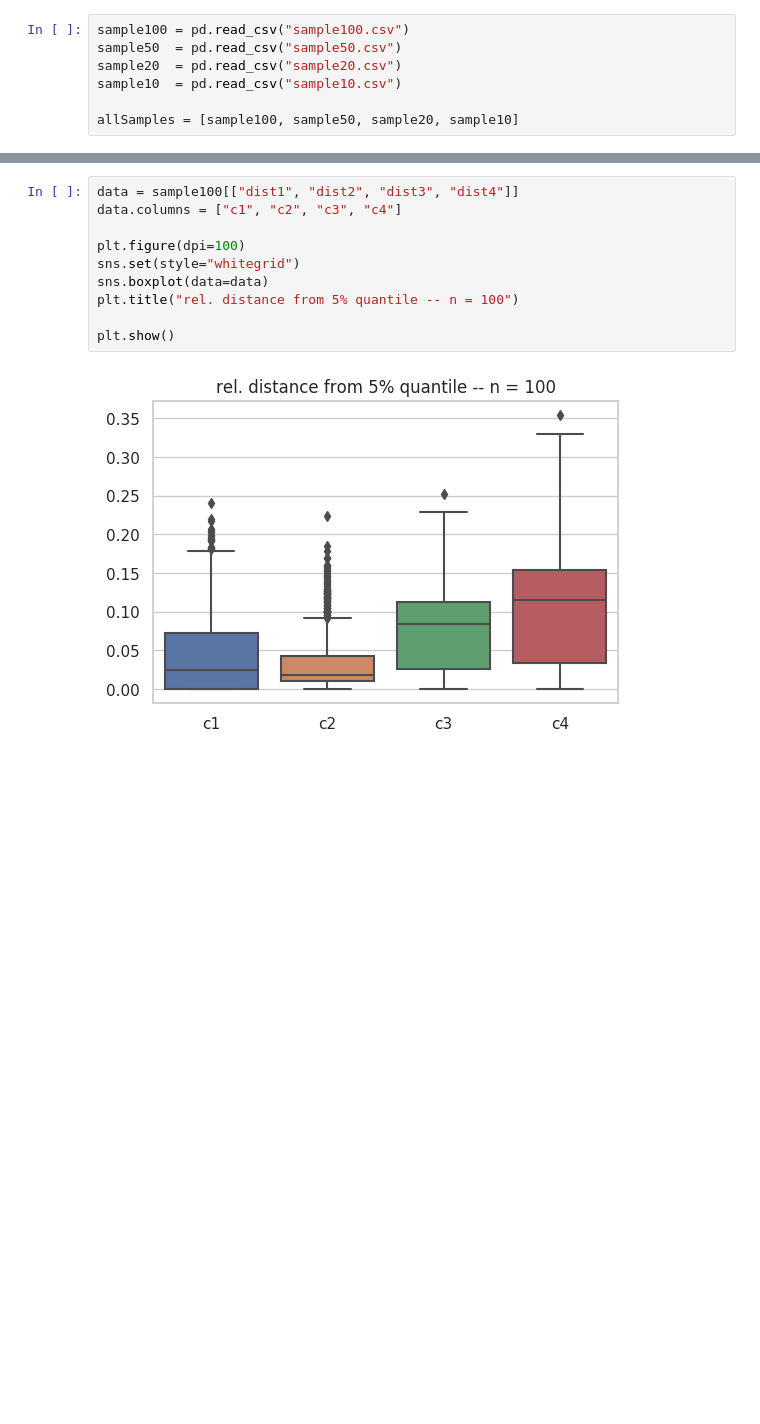
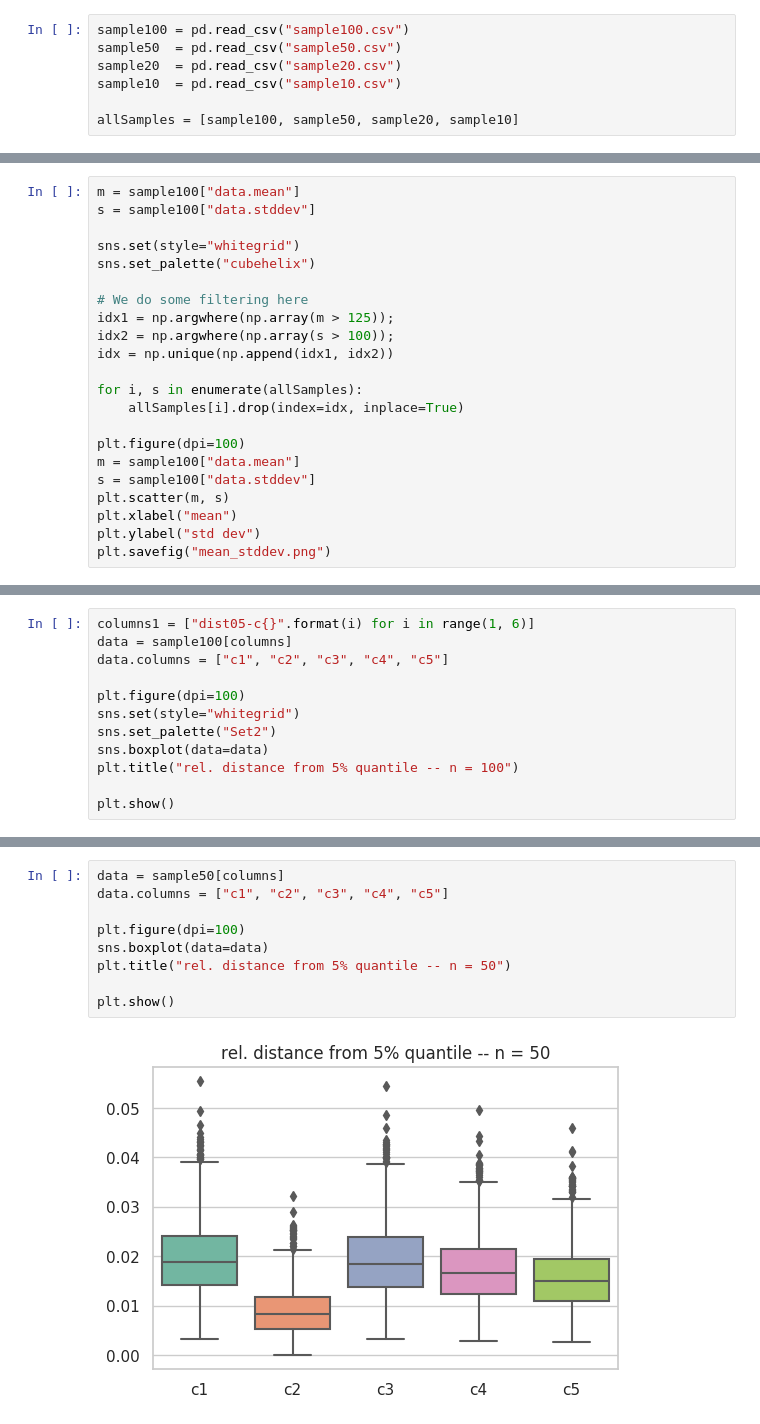
Before and after one commit to matheushjs/2020-paper-statistical-comput, a Jupyter notebook: experiments/test_estimators.ipynb, the cells around one changed output, grey strips where cells are left out. Saved outputs shown, nothing was run; the diff lists cells and outputs as text; blank space fills up the shorter version.

```diff
--- a/experiments/test_estimators.ipynb
+++ b/experiments/test_estimators.ipynb
@@ -18,0 +13,22 @@ for S in allSamples:
+# %%
+m = sample100["data.mean"]
+s = sample100["data.stddev"]
+
+sns.set(style="whitegrid")
+sns.set_palette("cubehelix")
+
+# We do some filtering here
+idx1 = np.argwhere(np.array(m > 125));
+idx2 = np.argwhere(np.array(s > 100));
+idx = np.unique(np.append(idx1, idx2))
+
+for i, s in enumerate(allSamples):
+    allSamples[i].drop(index=idx, inplace=True)
+
+plt.figure(dpi=100)
+m = sample100["data.mean"]
+s = sample100["data.stddev"]
+plt.scatter(m, s)
+plt.xlabel("mean")
+plt.ylabel("std dev")
+plt.savefig("mean_stddev.png")
@@ -18,0 +37,12 @@ for S in allSamples:
+# %%
+columns1 = ["dist05-c{}".format(i) for i in range(1, 6)]
+data = sample100[columns]
+data.columns = ["c1", "c2", "c3", "c4", "c5"]
+
+plt.figure(dpi=100)
+sns.set(style="whitegrid")
+sns.set_palette("Set2")
+sns.boxplot(data=data)
+plt.title("rel. distance from 5% quantile -- n = 100")
+
+plt.show()
@@ -19,12 +51,11 @@ for S in allSamples:
 # %%
-data = sample100[["dist1", "dist2", "dist3", "dist4"]]
-data.columns = ["c1", "c2", "c3", "c4"]
+data = sample50[columns]
+data.columns = ["c1", "c2", "c3", "c4", "c5"]
 
 plt.figure(dpi=100)
-sns.set(style="whitegrid")
 sns.boxplot(data=data)
-plt.title("rel. distance from 5% quantile -- n = 100")
+plt.title("rel. distance from 5% quantile -- n = 50")
 
 plt.show()
 # %% [output]
-[figure, old version]
+[figure, new version]
```
Also changed, not shown: parts of 23 cells of this notebook.
